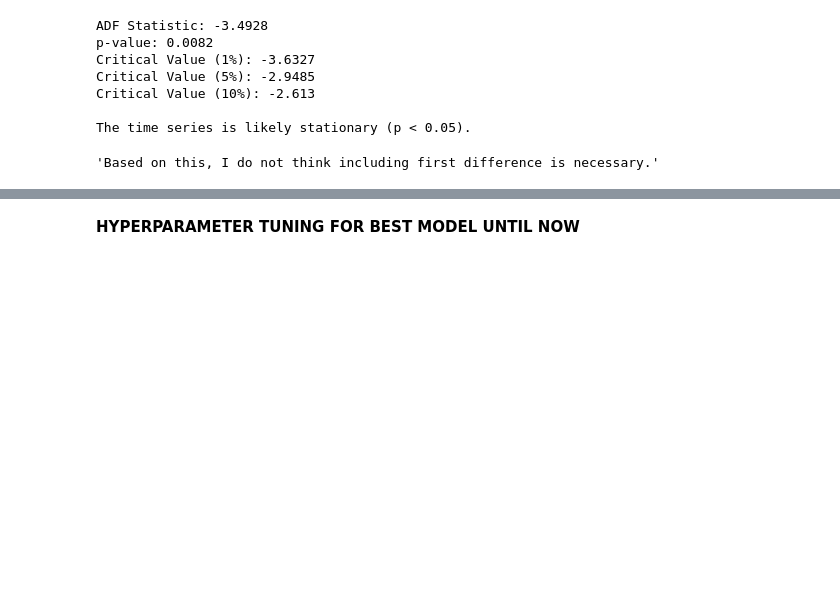
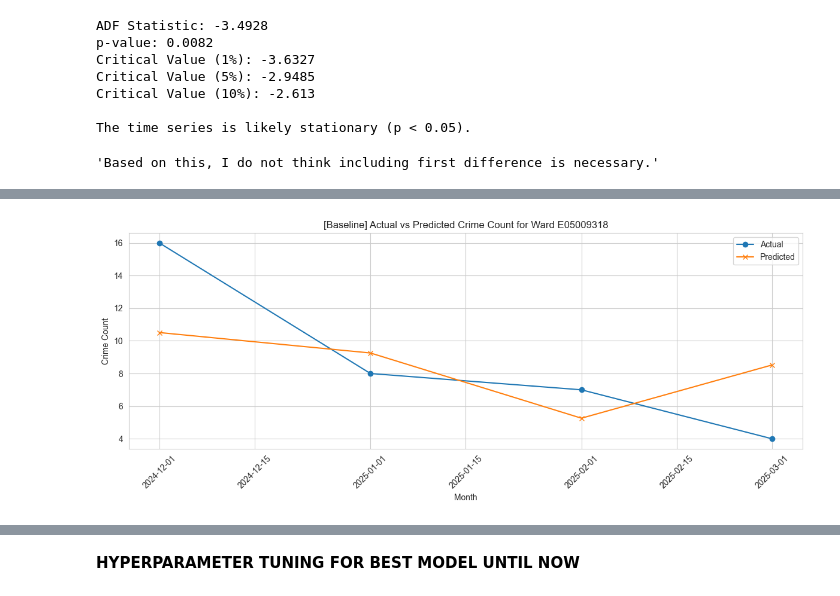
Before and after one commit to NikiPanayotov04/CBL---data-science-project, a Jupyter notebook: src/xgboost_pipeline_v1.ipynb, the cells around one changed output, grey strips where cells are left out. Cells and saved outputs as stored; diff of their text form; code cells hidden in the pictures; blank space fills up the shorter version.

```diff
--- a/src/xgboost_pipeline_v1.ipynb
+++ b/src/xgboost_pipeline_v1.ipynb
@@ -584,0 +503,4 @@ plt.show()
+# %%
+results_df_burglaries = pd.DataFrame(results_burglaries)
+results_df_burglaries = results_df_burglaries.sort_values("RMSE", na_position="last").reset_index(drop=True)
+display(results_df_burglaries)
@@ -584,0 +521,13 @@ plt.show()
+# %%
+best_burglaries_config = results_df_burglaries.iloc[0]
+print("Best Config (Baseline):\n", best_burglaries_config)
+
+lags_best = best_burglaries_config["Lags"]
+rolling_best = None if pd.isna(best_burglaries_config["Rolling"]) else int(best_burglaries_config["Rolling"])
+month_encoding_best = best_burglaries_config["Month Encoding"]
+
+features_df_burglaries = create_temporal_features(df_burglaries, lags=lags_best, rolling_window=rolling_best, month_encoding=month_encoding_best)
+feature_cols_burglaries = [col for col in features_df_burglaries.columns if col.startswith(("lag_", "rolling", "month_"))] + ["Ward code"]
+
+train_df_burglaries, test_df_burglaries = temporal_train_test_split(features_df_burglaries, test_months=4)
+rmse, final_model_burglaries = train_and_evaluate(train_df_burglaries, test_df_burglaries, feature_cols_burglaries)
@@ -584,0 +542,19 @@ plt.show()
+# %%
+test_df_burglaries = test_df_burglaries.copy()
+test_df_burglaries["prediction"] = final_model_burglaries.predict(test_df_burglaries[feature_cols_burglaries])
+
+ward_to_plot = test_df_burglaries["Ward code"].unique()[1]
+ward_df = test_df_burglaries[test_df_burglaries["Ward code"] == ward_to_plot].sort_values("Month")
+
+plt.figure(figsize=(12, 5))
+plt.plot(ward_df["Month"], ward_df["Crime count"], label="Actual", marker='o')
+plt.plot(ward_df["Month"], ward_df["prediction"], label="Predicted", marker='x')
+plt.title(f"[Baseline] Actual vs Predicted Crime Count for Ward {ward_to_plot}")
+plt.xlabel("Month")
+plt.ylabel("Crime Count")
+plt.legend()
+plt.xticks(rotation=45)
+plt.tight_layout()
+plt.show()
+# %% [output]
+[figure, added]
```
Also changed, not shown: parts of 37 cells of this notebook, 1 other file.
